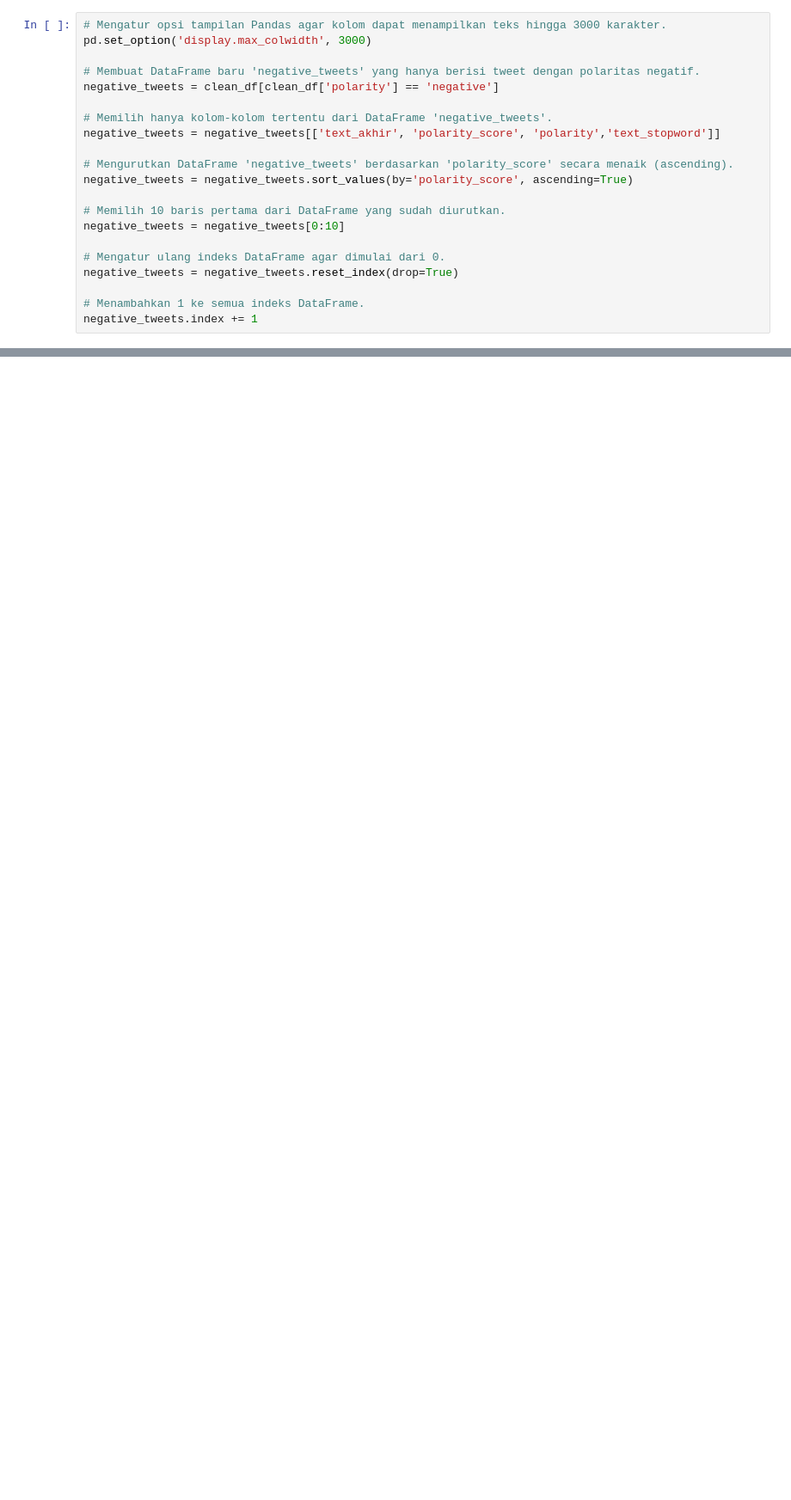
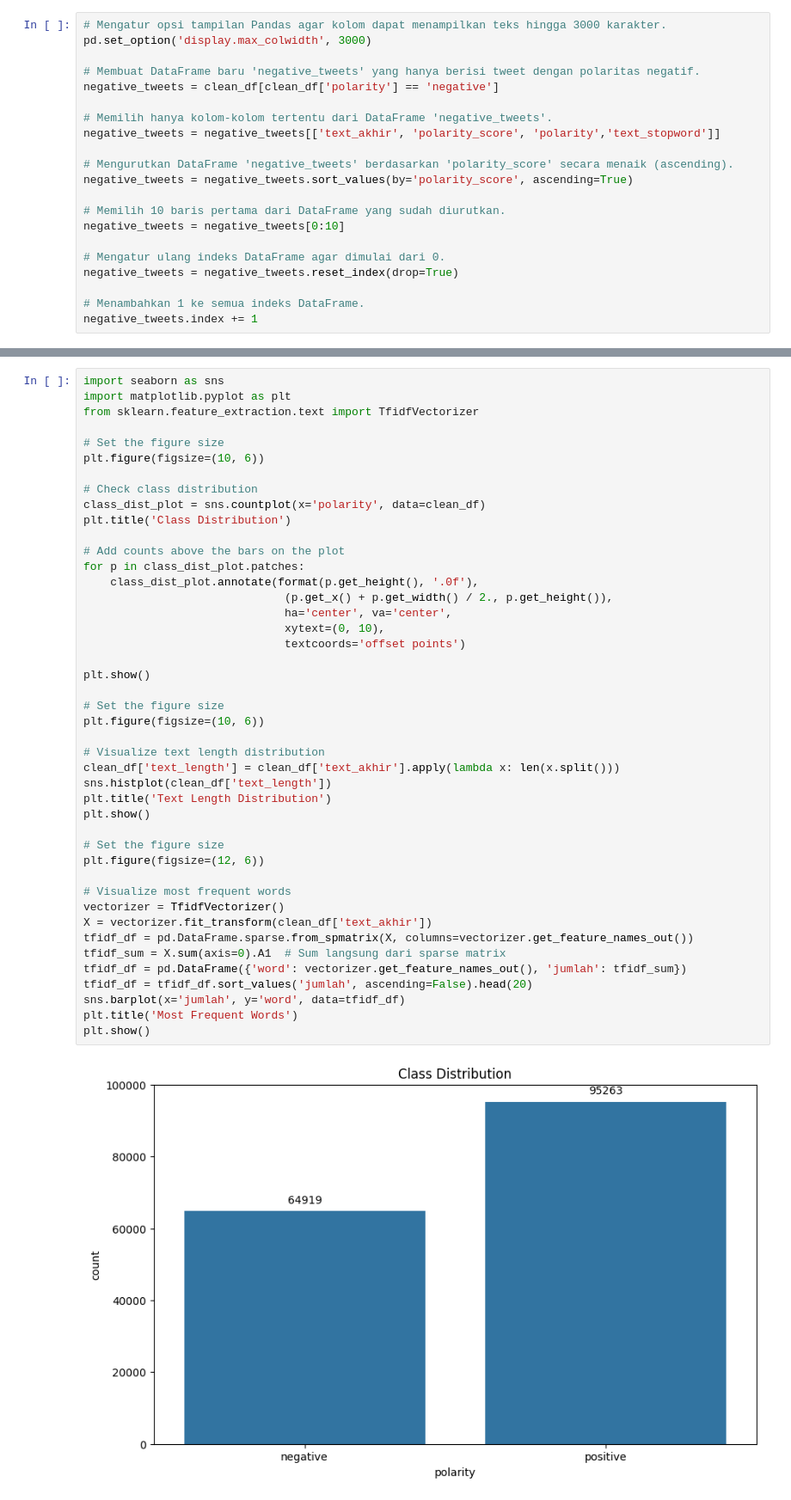
Before and after one commit to Devaaldo/by.u-sentiment-analysis, a Jupyter notebook: bayu_sentimen_analysis.ipynb, the cells around one changed output, grey strips where cells are left out. Shown at 86% size. Drawn from its saved outputs; the diff is of its cells as text; blank space fills up the shorter version.

```diff
--- a/bayu_sentimen_analysis.ipynb
+++ b/bayu_sentimen_analysis.ipynb
@@ -464,0 +560,46 @@ plt.show()
+# %%
+import seaborn as sns
+import matplotlib.pyplot as plt
+from sklearn.feature_extraction.text import TfidfVectorizer
+
+# Set the figure size
+plt.figure(figsize=(10, 6))
+
+# Check class distribution
+class_dist_plot = sns.countplot(x='polarity', data=clean_df)
+plt.title('Class Distribution')
+
+# Add counts above the bars on the plot
+for p in class_dist_plot.patches:
+    class_dist_plot.annotate(format(p.get_height(), '.0f'),
+                              (p.get_x() + p.get_width() / 2., p.get_height()),
+                              ha='center', va='center',
+                              xytext=(0, 10),
+                              textcoords='offset points')
+
+plt.show()
+
+# Set the figure size
+plt.figure(figsize=(10, 6))
+
+# Visualize text length distribution
+clean_df['text_length'] = clean_df['text_akhir'].apply(lambda x: len(x.split()))
+sns.histplot(clean_df['text_length'])
+plt.title('Text Length Distribution')
+plt.show()
+
+# Set the figure size
+plt.figure(figsize=(12, 6))
+
+# Visualize most frequent words
+vectorizer = TfidfVectorizer()
+X = vectorizer.fit_transform(clean_df['text_akhir'])
+tfidf_df = pd.DataFrame.sparse.from_spmatrix(X, columns=vectorizer.get_feature_names_out())
+tfidf_sum = X.sum(axis=0).A1  # Sum langsung dari sparse matrix
+tfidf_df = pd.DataFrame({'word': vectorizer.get_feature_names_out(), 'jumlah': tfidf_sum})
+tfidf_df = tfidf_df.sort_values('jumlah', ascending=False).head(20)
+sns.barplot(x='jumlah', y='word', data=tfidf_df)
+plt.title('Most Frequent Words')
+plt.show()
+# %% [output]
+[figure, added]
```
Also changed, not shown: parts of 7 cells of this notebook.
